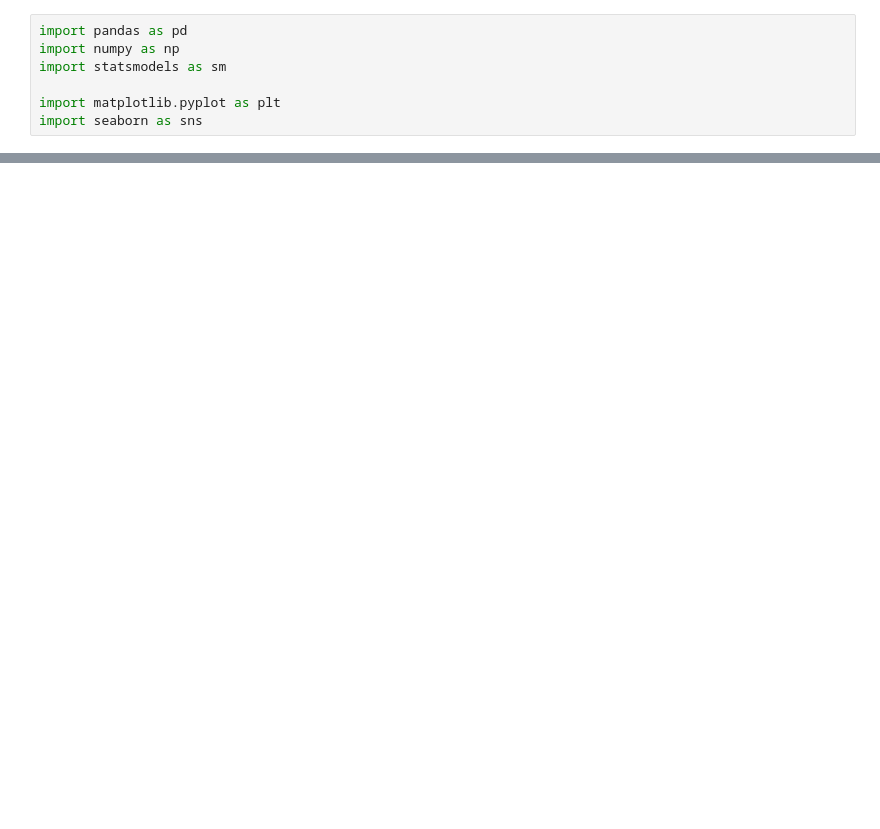
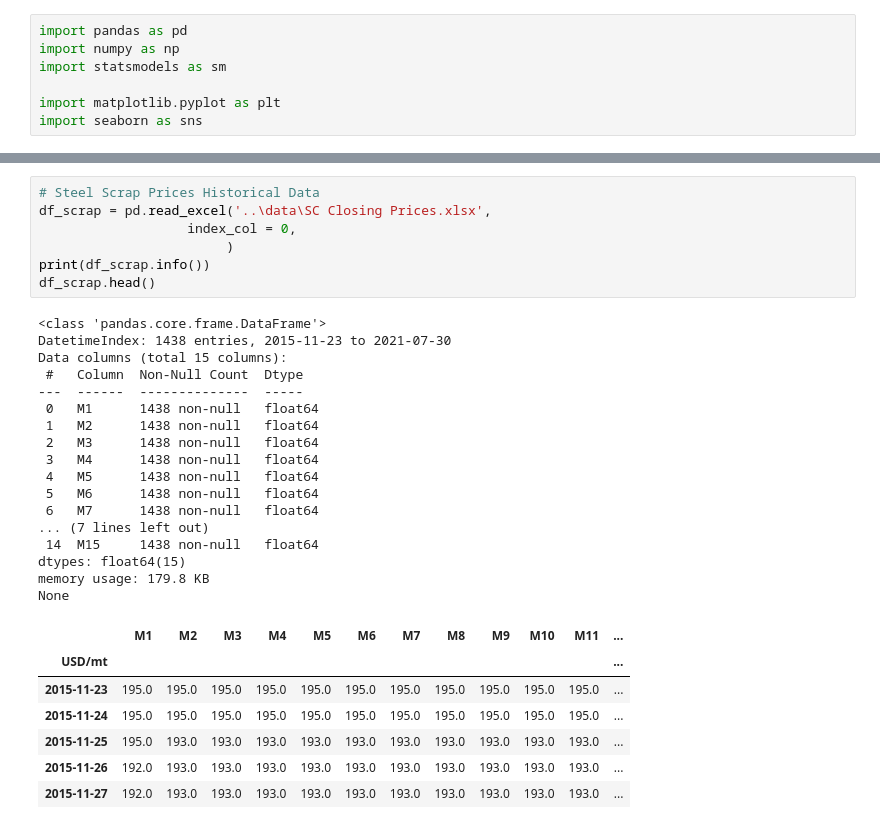
Before and after one commit to rejaneol/iron_ore_price_forecasting, a Jupyter notebook: iron-ore-prices-forecasting.ipynb, the cells around one changed output, grey strips where cells are left out. Saved outputs shown, nothing was run; the diff lists cells and outputs as text; blank space fills up the shorter version.

```diff
--- a/iron-ore-prices-forecasting.ipynb
+++ b/iron-ore-prices-forecasting.ipynb
@@ -17,0 +132,32 @@ from statsmodels.tsa import arima, stattools, seasonal
+# %%
+# Steel Scrap Prices Historical Data
+df_scrap = pd.read_excel('..\data\SC Closing Prices.xlsx',
+                   index_col = 0,
+                        )
+print(df_scrap.info())
+df_scrap.head()
+# %% [output]
+<class 'pandas.core.frame.DataFrame'>
+DatetimeIndex: 1438 entries, 2015-11-23 to 2021-07-30
+Data columns (total 15 columns):
+ #   Column  Non-Null Count  Dtype
+---  ------  --------------  -----
+ 0   M1      1438 non-null   float64
+ 1   M2      1438 non-null   float64
+ 2   M3      1438 non-null   float64
+ 3   M4      1438 non-null   float64
+ 4   M5      1438 non-null   float64
+ 5   M6      1438 non-null   float64
+ 6   M7      1438 non-null   float64
+... (7 lines left out)
+ 14  M15     1438 non-null   float64
+dtypes: float64(15)
+memory usage: 179.8 KB
+None
+|  | M1 | M2 | M3 | M4 | M5 | M6 | M7 | M8 | M9 | M10 | M11 | ... |
+| USD/mt |  |  |  |  |  |  |  |  |  |  |  | ... |
+| 2015-11-23 | 195.0 | 195.0 | 195.0 | 195.0 | 195.0 | 195.0 | 195.0 | 195.0 | 195.0 | 195.0 | 195.0 | ... |
+| 2015-11-24 | 195.0 | 195.0 | 195.0 | 195.0 | 195.0 | 195.0 | 195.0 | 195.0 | 195.0 | 195.0 | 195.0 | ... |
+| 2015-11-25 | 195.0 | 193.0 | 193.0 | 193.0 | 193.0 | 193.0 | 193.0 | 193.0 | 193.0 | 193.0 | 193.0 | ... |
+| 2015-11-26 | 192.0 | 193.0 | 193.0 | 193.0 | 193.0 | 193.0 | 193.0 | 193.0 | 193.0 | 193.0 | 193.0 | ... |
+| 2015-11-27 | 192.0 | 193.0 | 193.0 | 193.0 | 193.0 | 193.0 | 193.0 | 193.0 | 193.0 | 193.0 | 193.0 | ... |
```
Also changed, not shown: parts of 59 cells of this notebook.
